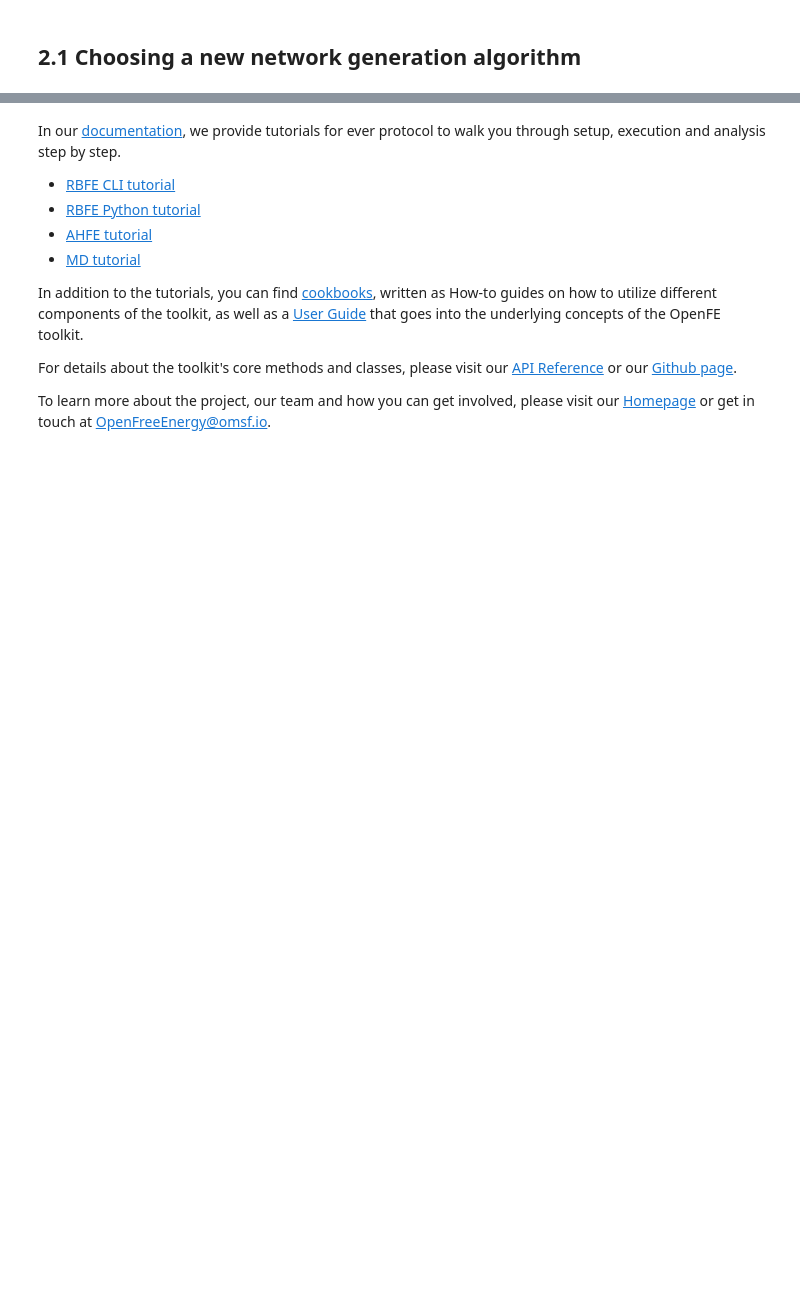
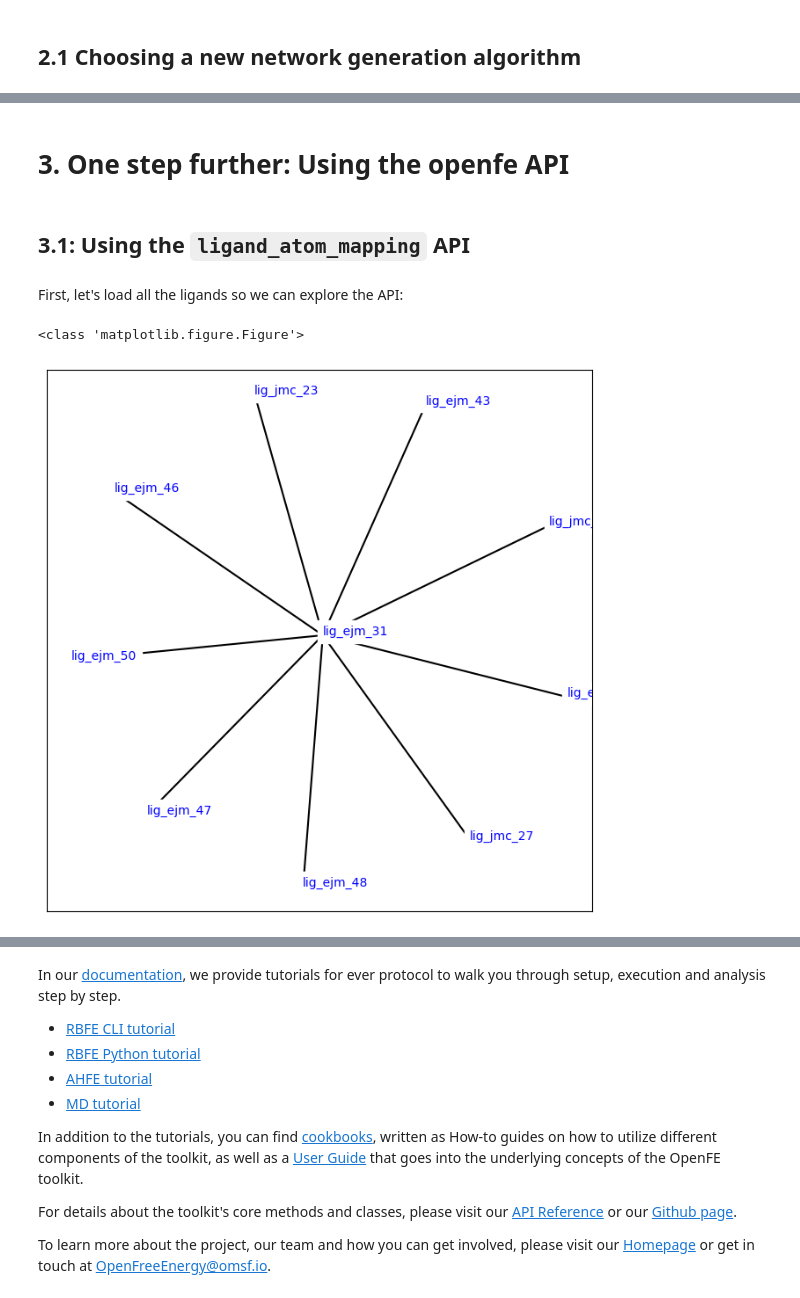
Before and after one commit to OpenFreeEnergy/openfe-usrse-demo, a Jupyter notebook: src/openfe_demo.ipynb, the cells around one changed output, grey strips where cells are left out. Drawn from its saved outputs; the diff is of its cells as text; code cells hidden in the pictures; blank space fills up the shorter version.

Commit message:
add atom mapping viz

```diff
--- a/src/openfe_demo.ipynb
+++ b/src/openfe_demo.ipynb
@@ -411,0 +245,6 @@ You can run the RBFE simulations from the CLI by using the `openfe quickrun` com
+# %% [markdown]
+# 3. One step further: Using the **openfe** API
+# %% [markdown]
+## 3.1: Using the `ligand_atom_mapping` API
+# %% [markdown]
+First, let's load all the ligands so we can explore the API:
@@ -411,0 +260,17 @@ You can run the RBFE simulations from the CLI by using the `openfe quickrun` com
+# %%
+from openfe.setup import ligand_network_planning
+from openfe.setup import LomapAtomMapper
+from openfe.utils.atommapping_network_plotting import plot_atommapping_network
+
+radial_network = ligand_network_planning.generate_radial_network(ligands=ligand_mols[1:],
+                                                central_ligand=ligand_mols[0],
+                                                mappers=[LomapAtomMapper(),],
+                                              )
+plt = plot_atommapping_network(radial_network)
+print(type(plt))
+# %% [output]
+<class 'matplotlib.figure.Figure'>
+# %%
+plt
+# %% [output]
+[figure, added]
```
Also changed, not shown: parts of 49 cells of this notebook, 3 other files.
